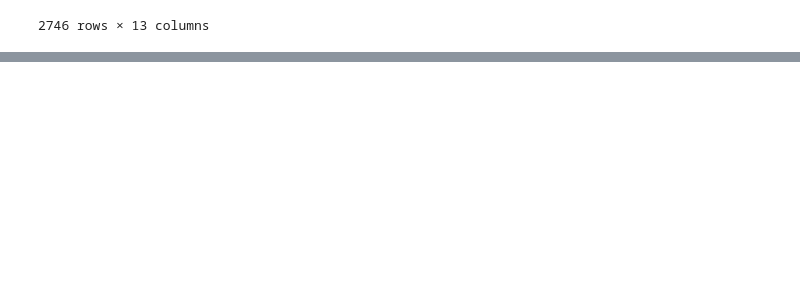
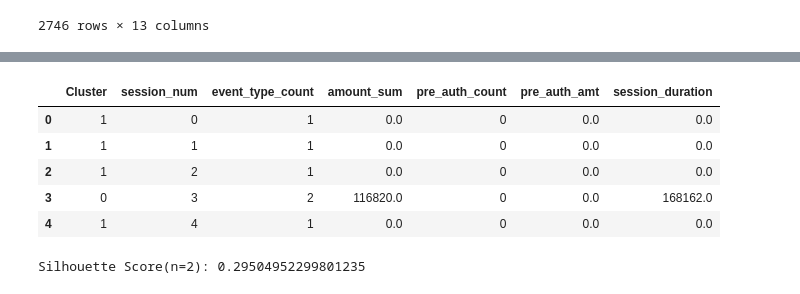
Before and after one commit to ankitkrsingh05/hackathon, a Jupyter notebook: Datathon-2022-2023.ipynb, the cells around one changed output, grey strips where cells are left out. Drawn from its saved outputs; the diff is of its cells as text; code cells hidden in the pictures; blank space fills up the shorter version.

```diff
--- a/Datathon-2022-2023.ipynb
+++ b/Datathon-2022-2023.ipynb
@@ -220,0 +307,15 @@ session_df
+# %%
+# Creating a new dataframe without categorical variables to calculate the silhouette score of clusters
+df = session_df.select_dtypes(exclude = ['object'])
+df.head()
+# %% [output]
+|  | Cluster | session_num | event_type_count | amount_sum | pre_auth_count | pre_auth_amt | session_duration |
+| 0 | 1 | 0 | 1 | 0.0 | 0 | 0.0 | 0.0 |
+| 1 | 1 | 1 | 1 | 0.0 | 0 | 0.0 | 0.0 |
+| 2 | 1 | 2 | 1 | 0.0 | 0 | 0.0 | 0.0 |
+| 3 | 0 | 3 | 2 | 116820.0 | 0 | 0.0 | 168162.0 |
+| 4 | 1 | 4 | 1 | 0.0 | 0 | 0.0 | 0.0 |
+# %%
+print(f'Silhouette Score(n=2): {silhouette_score(df,clusters)}')
+# %% [output]
+Silhouette Score(n=2): 0.29504952299801235
```
Also changed, not shown: parts of 12 cells of this notebook.
